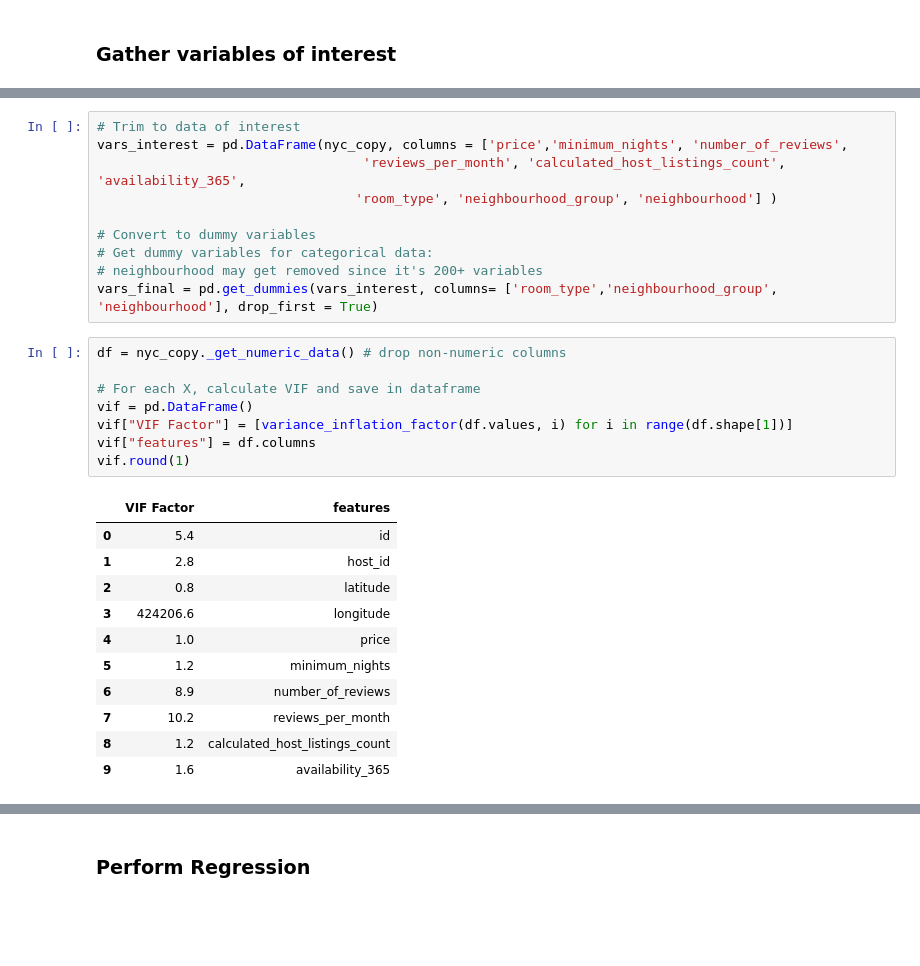
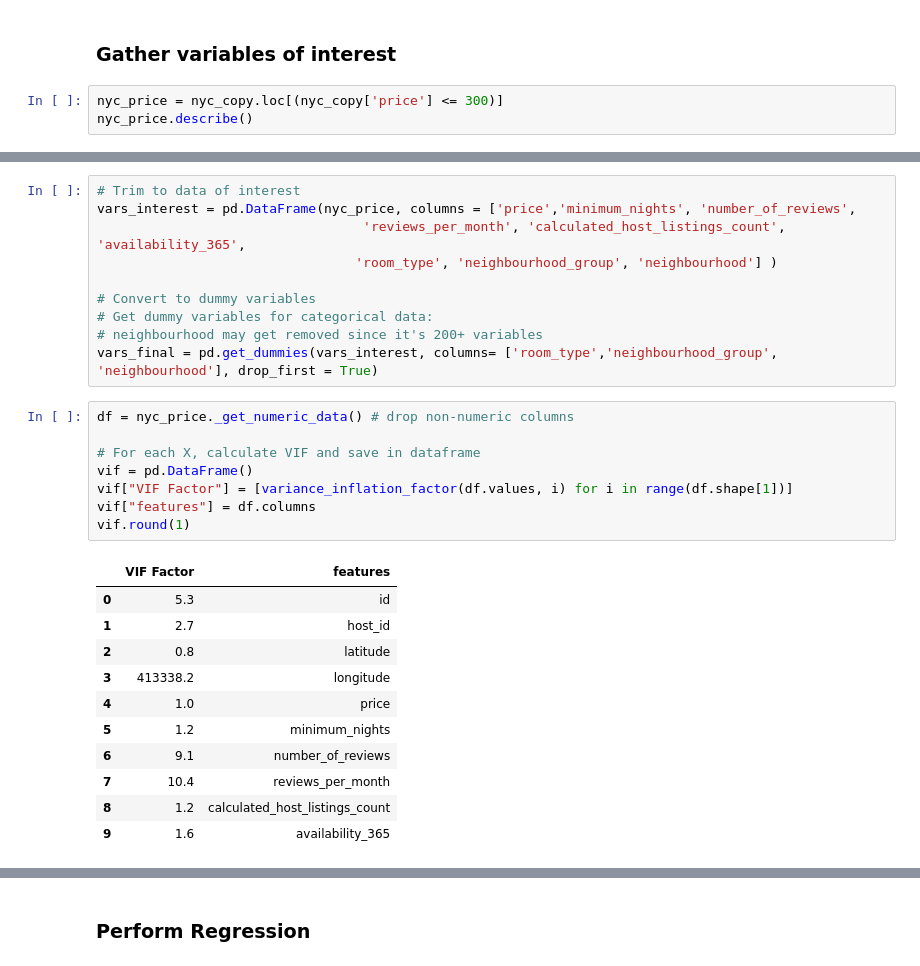
Before and after one commit to ajeustis/NYC-Airbnb-Listing-Analysis, a Jupyter notebook: Capstone 2 NYC Statistics.ipynb, the cells around one changed output, grey strips where cells are left out. Cells and saved outputs as stored; diff of their text form; blank space fills up the shorter version.

```diff
--- a/Capstone 2 NYC Statistics.ipynb
+++ b/Capstone 2 NYC Statistics.ipynb
@@ -28,3 +37,6 @@ nyc_copy.shape
 ### Perform Regression
 # %% [markdown]
 ### Gather variables of interest
+# %%
+nyc_price = nyc_copy.loc[(nyc_copy['price'] <= 300)]
+nyc_price.describe()
@@ -31,6 +53,6 @@ nyc_copy.shape
 # %%
 # Trim to data of interest
-vars_interest = pd.DataFrame(nyc_copy, columns = ['price','minimum_nights', 'number_of_reviews',
+vars_interest = pd.DataFrame(nyc_price, columns = ['price','minimum_nights', 'number_of_reviews',
                                   'reviews_per_month', 'calculated_host_listings_count', 'availability_365',
                                  'room_type', 'neighbourhood_group', 'neighbourhood'] )
 
@@ -39,23 +61,23 @@ vars_interest = pd.DataFrame(nyc_copy, columns = ['price','minimum_nights', 'num
 # neighbourhood may get removed since it's 200+ variables
 vars_final = pd.get_dummies(vars_interest, columns= ['room_type','neighbourhood_group', 'neighbourhood'], drop_first = True)
 # %%
-df = nyc_copy._get_numeric_data() # drop non-numeric columns
+df = nyc_price._get_numeric_data() # drop non-numeric columns
 
 # For each X, calculate VIF and save in dataframe
 vif = pd.DataFrame()
 vif["VIF Factor"] = [variance_inflation_factor(df.values, i) for i in range(df.shape[1])]
 vif["features"] = df.columns
 vif.round(1)
 # %% [output]
 |  | VIF Factor | features |
-| 0 | 5.4 | id |
-| 1 | 2.8 | host_id |
+| 0 | 5.3 | id |
+| 1 | 2.7 | host_id |
 | 2 | 0.8 | latitude |
-| 3 | 424206.6 | longitude |
+| 3 | 413338.2 | longitude |
 | 4 | 1.0 | price |
 | 5 | 1.2 | minimum_nights |
-| 6 | 8.9 | number_of_reviews |
-| 7 | 10.2 | reviews_per_month |
+| 6 | 9.1 | number_of_reviews |
+| 7 | 10.4 | reviews_per_month |
 | 8 | 1.2 | calculated_host_listings_count |
 | 9 | 1.6 | availability_365 |
 # %%
```
Also changed, not shown: parts of 48 cells of this notebook.
